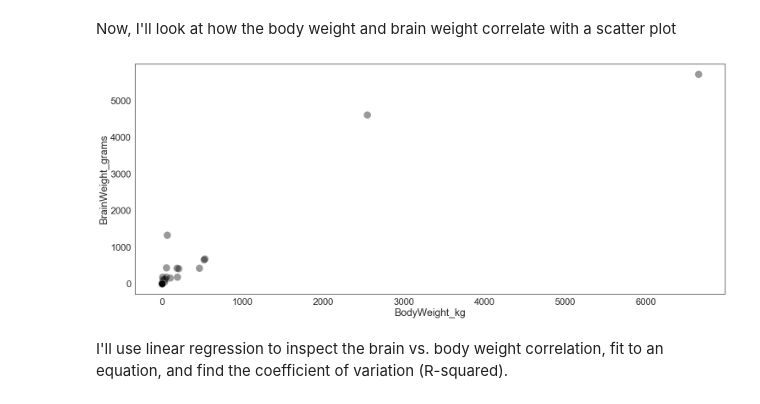
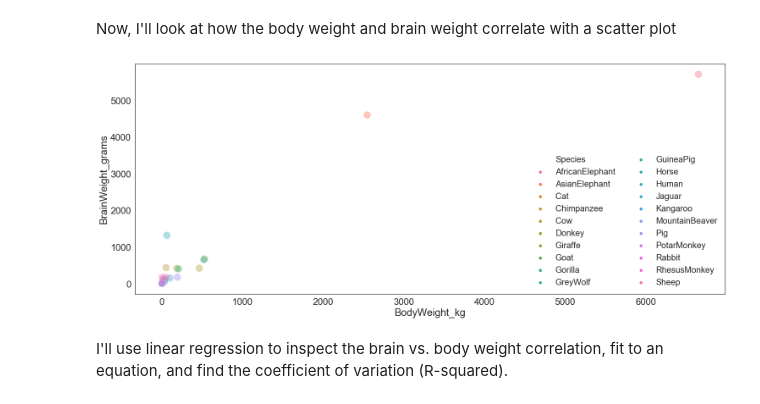
Before and after one commit to CaptainNano77/animalWeights, a Jupyter notebook: animalWeights.ipynb, the cells around one changed output. Saved outputs shown, nothing was run; the diff lists cells and outputs as text; code cells hidden in the pictures.

Commit message:
Added colors to scatter plot

```diff
--- a/animalWeights.ipynb
+++ b/animalWeights.ipynb
@@ -55,8 +55,8 @@ animal.head(2)
 | 14 | AfricanElephant | 6654 | 5712 |
 | 6 | AsianElephant | 2547 | 4603 |
 # %%
-animal["BodyWeight_kg"] = animal["BodyWeight_kg"].astype(int)
-animal["BrainWeight_grams"] = animal["BrainWeight_grams"].astype(int)
+animal["BodyWeight_kg"] = animal["BodyWeight_kg"].astype(float)
+animal["BrainWeight_grams"] = animal["BrainWeight_grams"].astype(float)
 animal.info()
 # %% [output]
 <class 'pandas.core.frame.DataFrame'>
@@ -143,11 +141,13 @@ for i in columns:
 Now, I'll look at how the body weight and brain weight correlate with a scatter plot
 # %%
 #Make the scatterplot
-ax = sns.scatterplot("BodyWeight_kg", "BrainWeight_grams", data=animal, color="black", s=300, alpha=0.4)
+ax = sns.scatterplot("BodyWeight_kg", "BrainWeight_grams", data=animal,
+    hue="Species", s=300, alpha=0.4, cmap="Spectral")
+plt.legend(loc="lower right", frameon=False, ncol=2, fontsize=20)
 plt.rcParams["figure.figsize"] = [25, 10]
 plt.show()
 # %% [output]
-[figure, old version]
+[figure, new version]
 # %% [markdown]
 I'll use linear regression to inspect the brain vs. body weight correlation, fit to an equation, and find the coefficient of variation (R-squared).
 # %%
```
Also changed, not shown: parts of 8 cells of this notebook.
